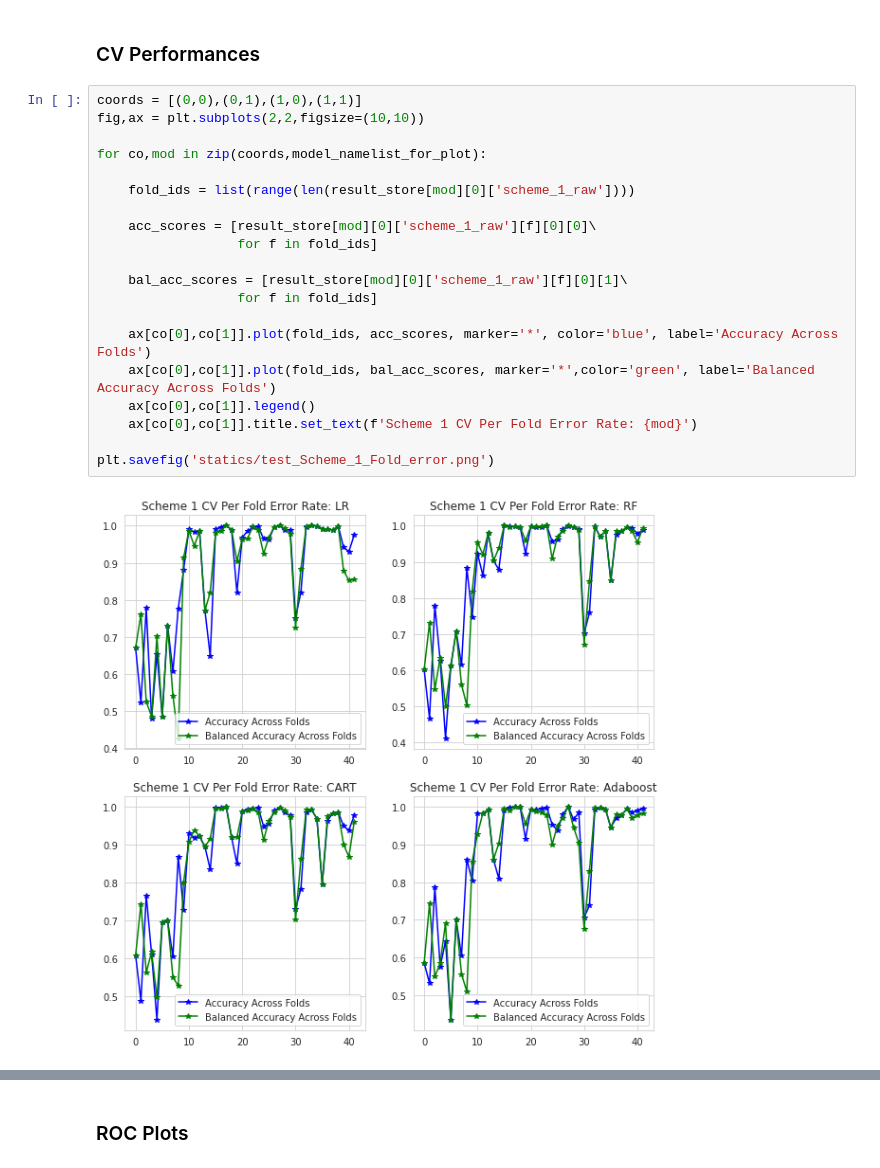
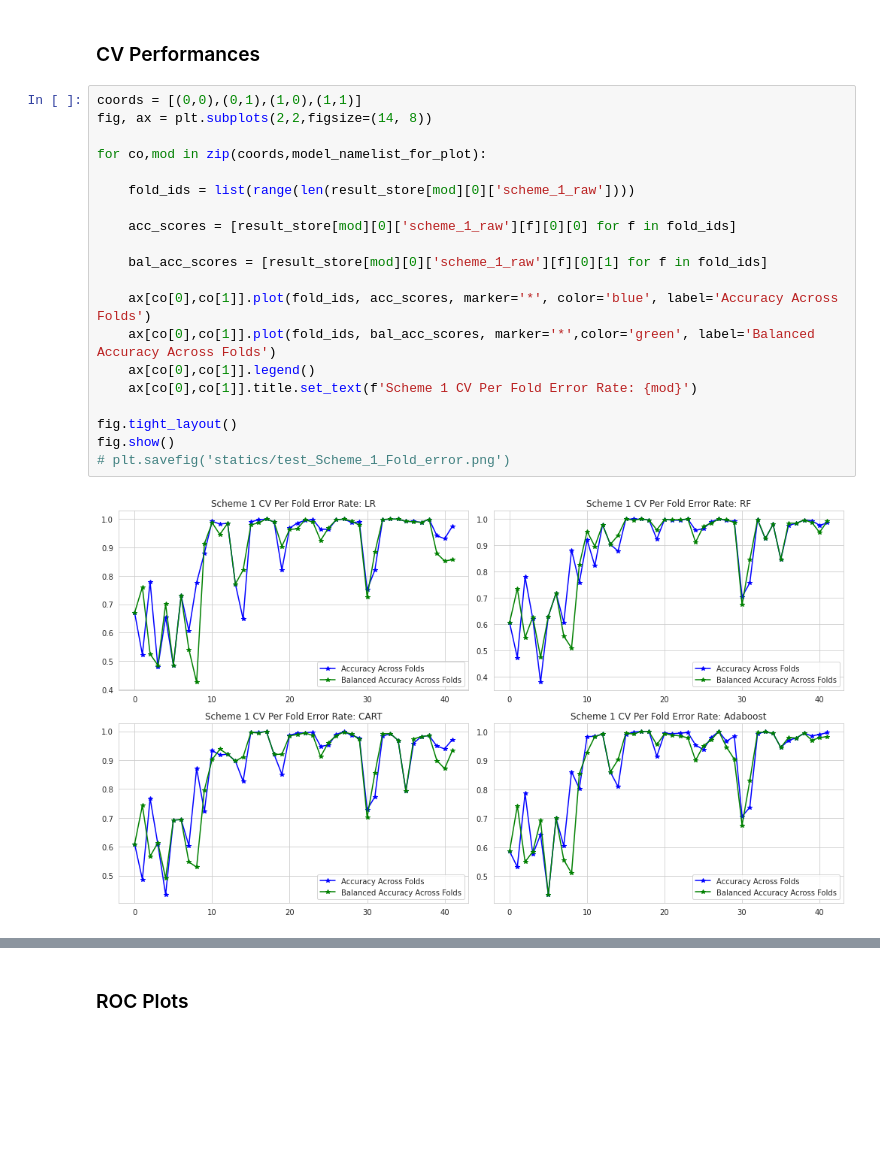
Before and after one commit to WHITSNAK/sta521_proj2, a Jupyter notebook: Section IV - Modeling.ipynb, the cells around one changed output, grey strips where cells are left out. Saved outputs shown, nothing was run; the diff lists cells and outputs as text; blank space fills up the shorter version.

Commit message:
update CV fold plots

```diff
--- a/Section IV - Modeling.ipynb
+++ b/Section IV - Modeling.ipynb
@@ -118,26 +118,26 @@ scheme1_results
 ### CV Performances
 # %%
 coords = [(0,0),(0,1),(1,0),(1,1)]
-fig,ax = plt.subplots(2,2,figsize=(10,10))
+fig, ax = plt.subplots(2,2,figsize=(14, 8))
 
 for co,mod in zip(coords,model_namelist_for_plot):
 
     fold_ids = list(range(len(result_store[mod][0]['scheme_1_raw'])))
 
-    acc_scores = [result_store[mod][0]['scheme_1_raw'][f][0][0]\
-                  for f in fold_ids]
+    acc_scores = [result_store[mod][0]['scheme_1_raw'][f][0][0] for f in fold_ids]
 
-    bal_acc_scores = [result_store[mod][0]['scheme_1_raw'][f][0][1]\
-                  for f in fold_ids]
+    bal_acc_scores = [result_store[mod][0]['scheme_1_raw'][f][0][1] for f in fold_ids]
 
     ax[co[0],co[1]].plot(fold_ids, acc_scores, marker='*', color='blue', label='Accuracy Across Folds')
     ax[co[0],co[1]].plot(fold_ids, bal_acc_scores, marker='*',color='green', label='Balanced Accuracy Across Folds')
     ax[co[0],co[1]].legend()
     ax[co[0],co[1]].title.set_text(f'Scheme 1 CV Per Fold Error Rate: {mod}')
 
-plt.savefig('statics/test_Scheme_1_Fold_error.png')
+fig.tight_layout()
+fig.show()
+# plt.savefig('statics/test_Scheme_1_Fold_error.png')
 # %% [output]
-[figure, old version]
+[figure, new version]
 # %%
 scheme2_results = pd.DataFrame.from_dict({'Test Acc': [result_store[x][1]['Test_acc'] for x in model_namelist],
                        'Test Balanced Acc': [result_store[x][1]['Test_bal_acc'] for x in model_namelist],
```
Also changed, not shown: parts of 4 cells of this notebook, 2 other files.
